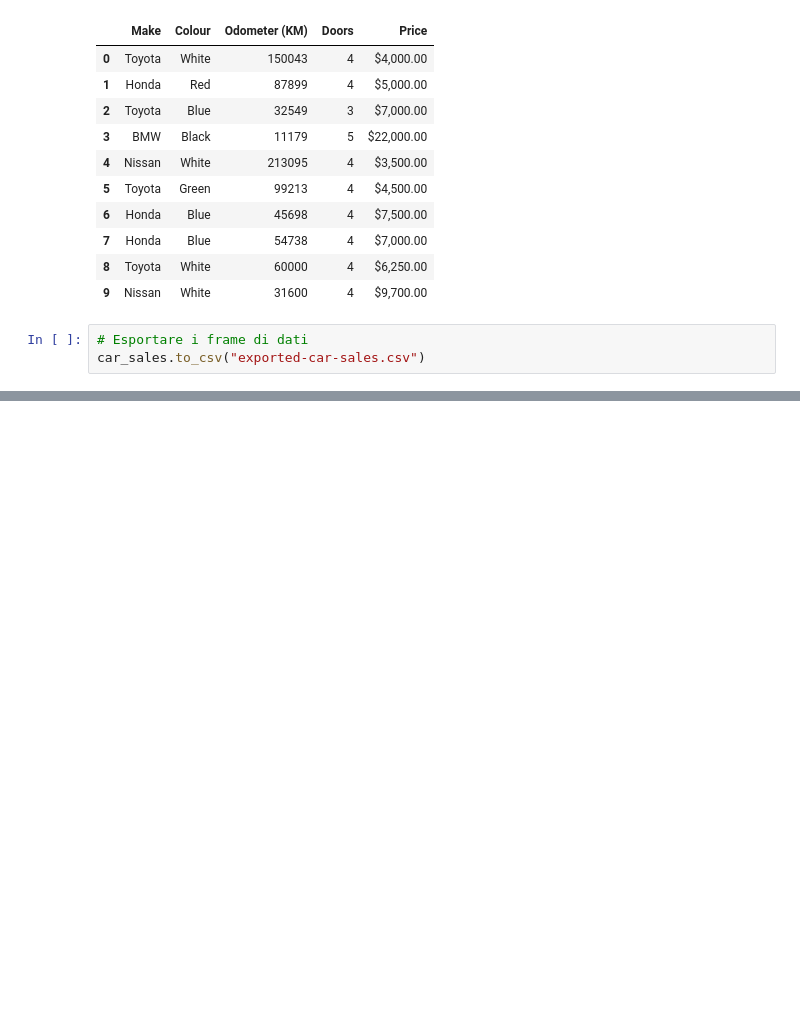
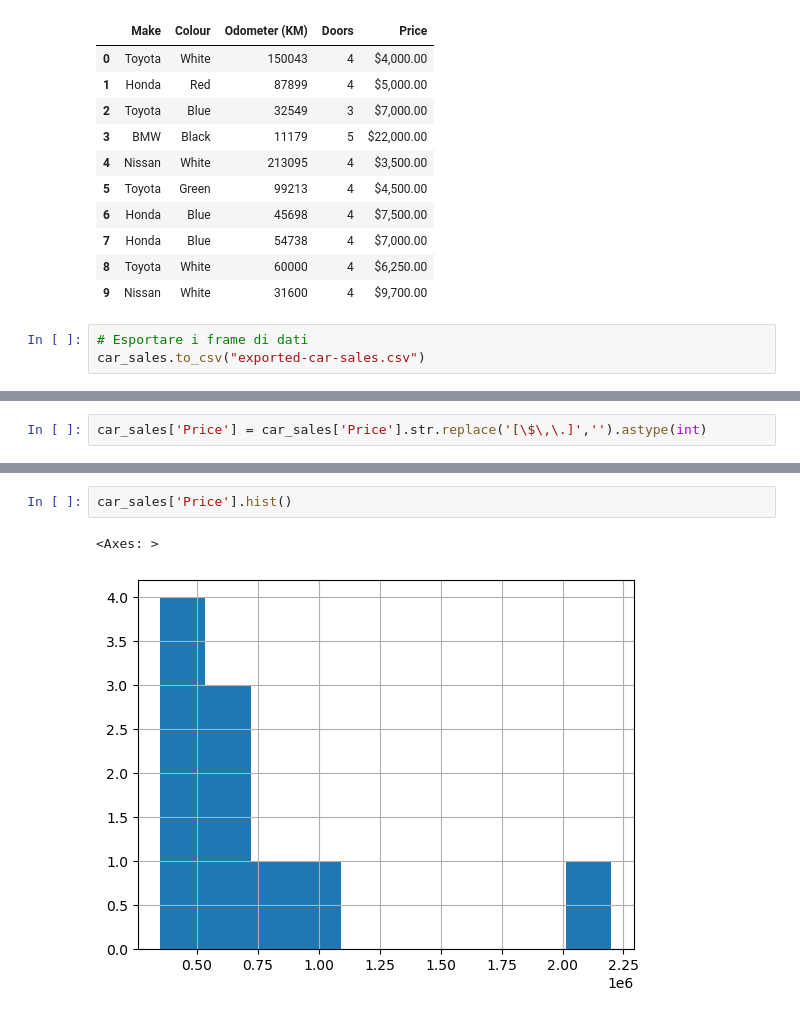
Before and after one commit to danielegithub/machine_learning, a Jupyter notebook: Pandas/pandas.ipynb, the cells around one changed output, grey strips where cells are left out. Saved outputs shown, nothing was run; the diff lists cells and outputs as text; blank space fills up the shorter version.

```diff
--- a/Pandas/pandas.ipynb
+++ b/Pandas/pandas.ipynb
@@ -49,0 +270,2 @@ car_sales.to_csv("exported-car-sales.csv")
+# %%
+car_sales['Price'] = car_sales['Price'].str.replace('[\$\,\.]','').astype(int)
@@ -49,0 +284,5 @@ car_sales.to_csv("exported-car-sales.csv")
+# %%
+car_sales['Price'].hist()
+# %% [output]
+<Axes: >
+[figure, added]
```
Also changed, not shown: parts of 31 cells of this notebook, 2 other files.
